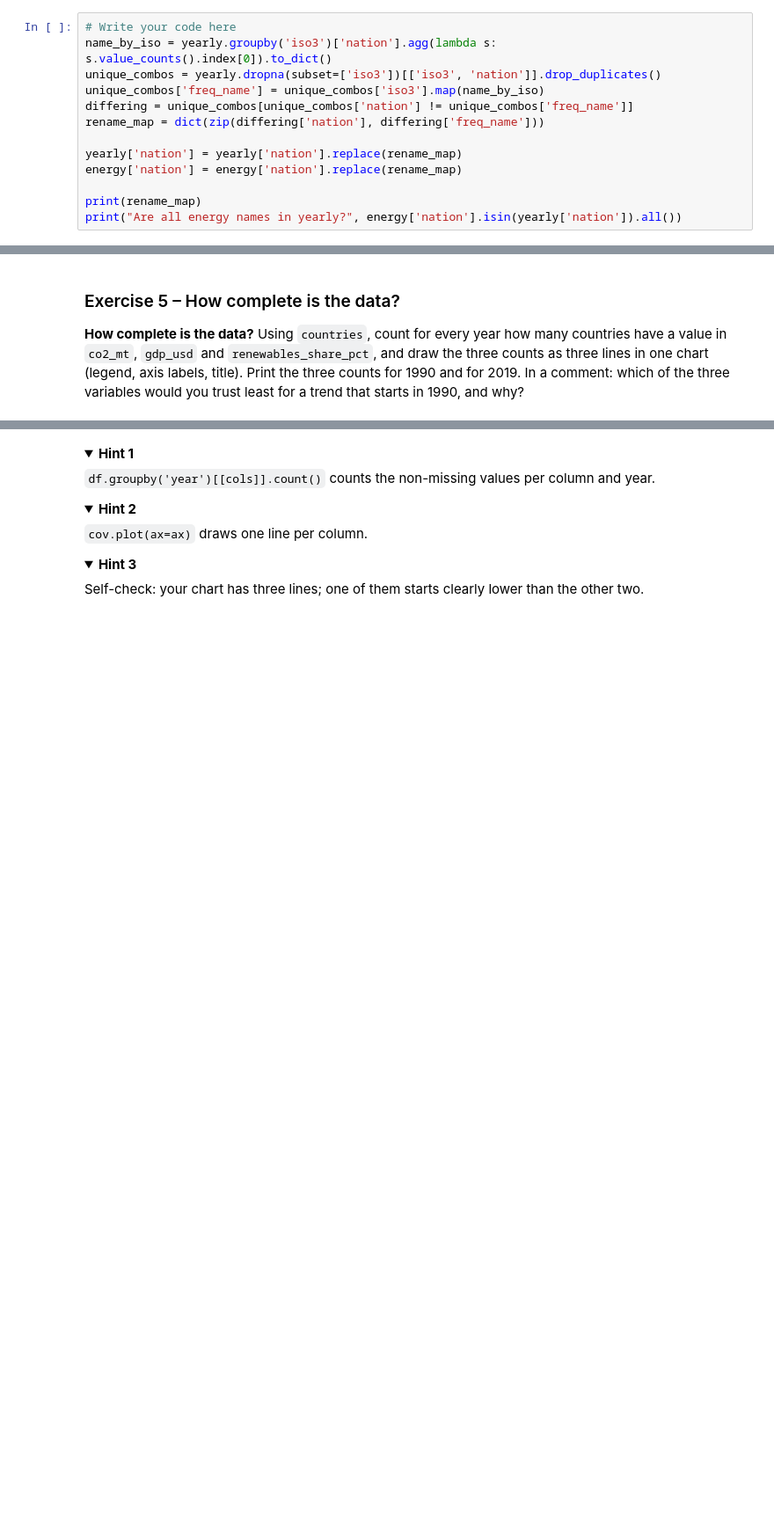
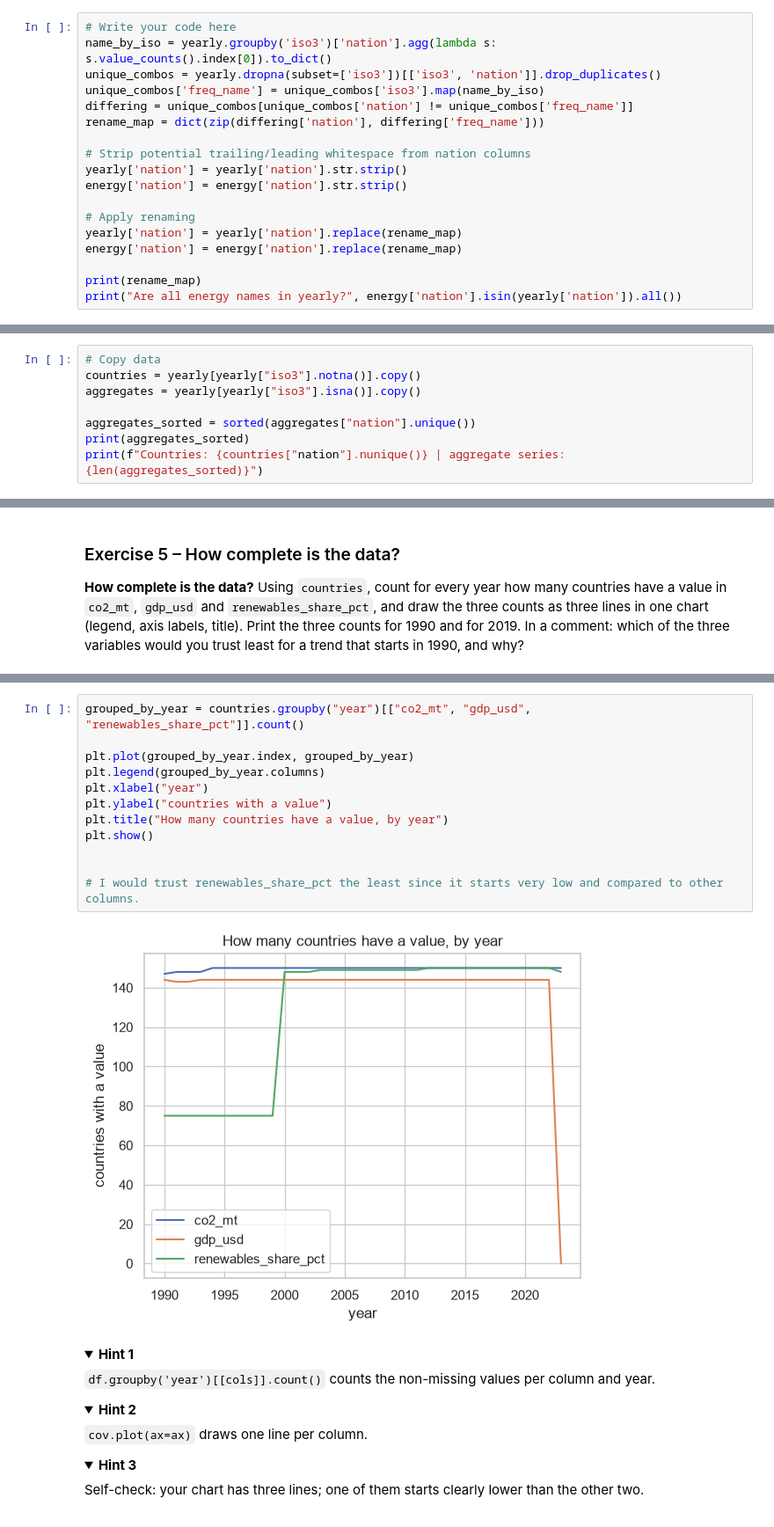
Before and after one commit to OrangeBoop/Lab02, a Jupyter notebook: Lab3/Lab3-Persky Idan 215548512 , Golan Amir 216264333.ipynb, the cells around one changed output, grey strips where cells are left out. Shown at 88% size. Cells and saved outputs as stored; diff of their text form; folded sections open; blank space fills up the shorter version.

```diff
--- a/Lab3/Lab3-Persky Idan 215548512 , Golan Amir 216264333.ipynb
+++ b/Lab3/Lab3-Persky Idan 215548512 , Golan Amir 216264333.ipynb
@@ -162,6 +162,11 @@ unique_combos['freq_name'] = unique_combos['iso3'].map(name_by_iso)
 differing = unique_combos[unique_combos['nation'] != unique_combos['freq_name']]
 rename_map = dict(zip(differing['nation'], differing['freq_name']))
 
+# Strip potential trailing/leading whitespace from nation columns
+yearly['nation'] = yearly['nation'].str.strip()
+energy['nation'] = energy['nation'].str.strip()
+
+# Apply renaming
 yearly['nation'] = yearly['nation'].replace(rename_map)
 energy['nation'] = energy['nation'].replace(rename_map)
 
@@ -194,0 +231,8 @@ Compare each row's name with `iso3.map(name_by_iso)` to find the rows that diffe
+# %%
+# Copy data
+countries = yearly[yearly["iso3"].notna()].copy()
+aggregates = yearly[yearly["iso3"].isna()].copy()
+
+aggregates_sorted = sorted(aggregates["nation"].unique())
+print(aggregates_sorted)
+print(f"Countries: {countries["nation"].nunique()} | aggregate series: {len(aggregates_sorted)}")
@@ -213,3 +258,17 @@ In a comment: which of the three variables would you trust least for a trend tha
+# %%
+grouped_by_year = countries.groupby("year")[["co2_mt", "gdp_usd", "renewables_share_pct"]].count()
+
+plt.plot(grouped_by_year.index, grouped_by_year)
+plt.legend(grouped_by_year.columns)
+plt.xlabel("year")
+plt.ylabel("countries with a value")
+plt.title("How many countries have a value, by year")
+plt.show()
+
+
+# I would trust renewables_share_pct the least since it starts very low and compared to other columns.
+# %% [output]
+[figure, added]
 # %% [markdown]
 <details><summary><b>Hint 1</b></summary>
 
```
Also changed, not shown: parts of 20 cells of this notebook, 4 other files.
